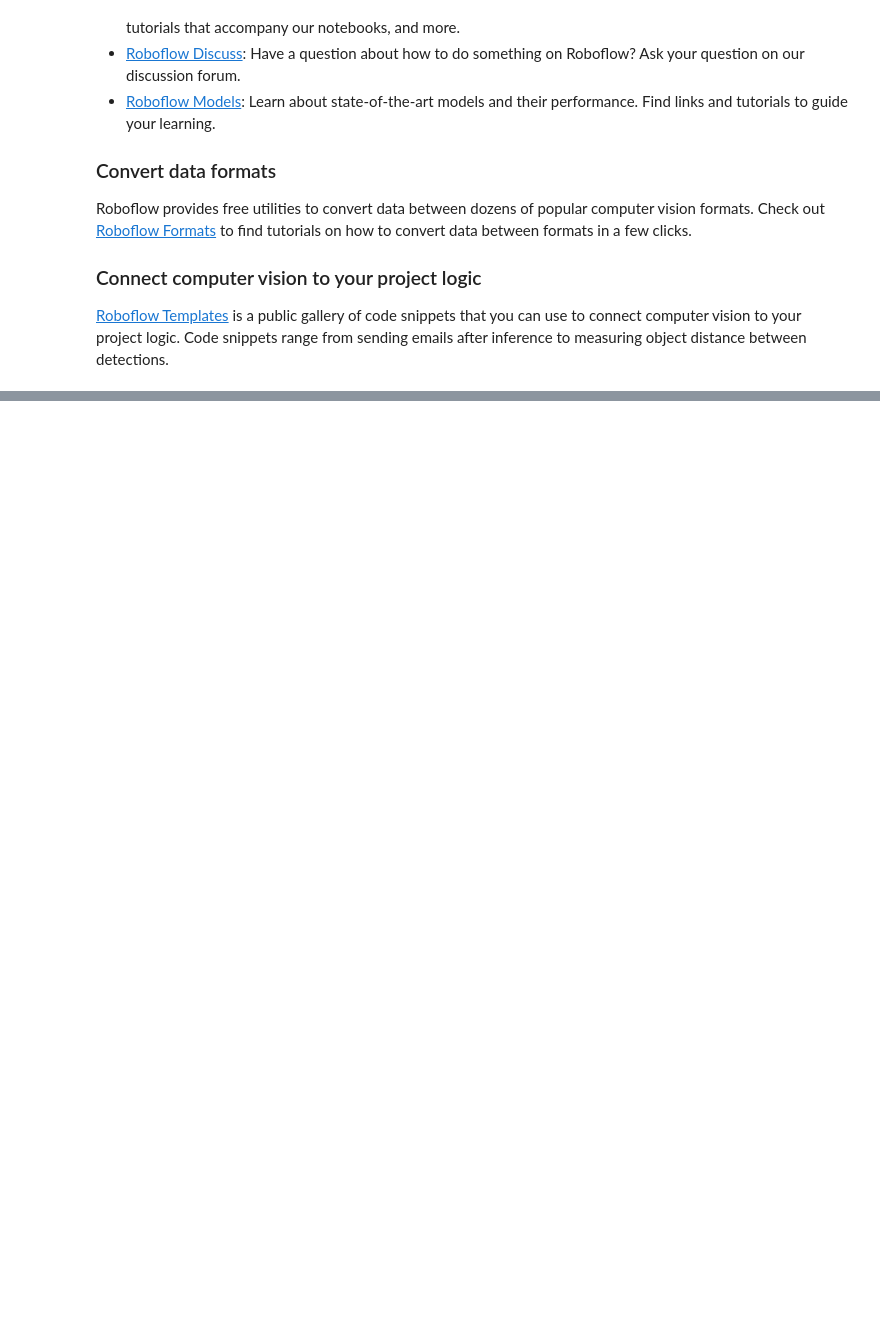
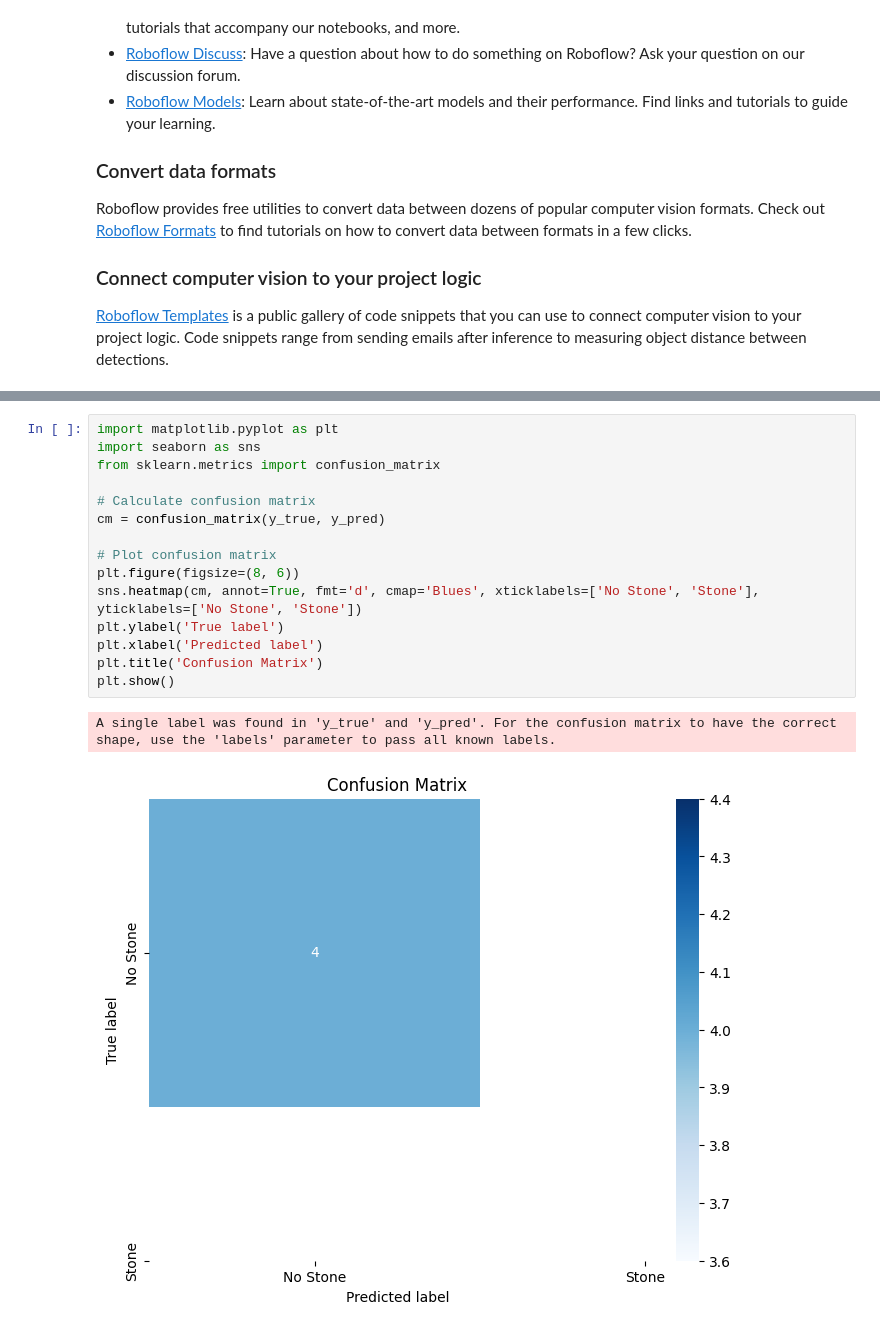
Before and after one commit to AKD24-pixel/Kidney_Stone_detection, a Jupyter notebook: Copy_of_train_yolo11_object_detection_on_custom_dataset.ipynb, the cells around one changed output, grey strips where cells are left out. Cells and saved outputs as stored; diff of their text form; blank space fills up the shorter version.

```diff
--- a/Copy_of_train_yolo11_object_detection_on_custom_dataset.ipynb
+++ b/Copy_of_train_yolo11_object_detection_on_custom_dataset.ipynb
@@ -243,0 +336,18 @@ Roboflow provides free utilities to convert data between dozens of popular compu
+# %%
+import matplotlib.pyplot as plt
+import seaborn as sns
+from sklearn.metrics import confusion_matrix
+
+# Calculate confusion matrix
+cm = confusion_matrix(y_true, y_pred)
+
+# Plot confusion matrix
+plt.figure(figsize=(8, 6))
+sns.heatmap(cm, annot=True, fmt='d', cmap='Blues', xticklabels=['No Stone', 'Stone'], yticklabels=['No Stone', 'Stone'])
+plt.ylabel('True label')
+plt.xlabel('Predicted label')
+plt.title('Confusion Matrix')
+plt.show()
+# %% [output]
+A single label was found in 'y_true' and 'y_pred'. For the confusion matrix to have the correct shape, use the 'labels' parameter to pass all known labels.
+[figure, added]
```
Also changed, not shown: parts of 10 cells of this notebook.
